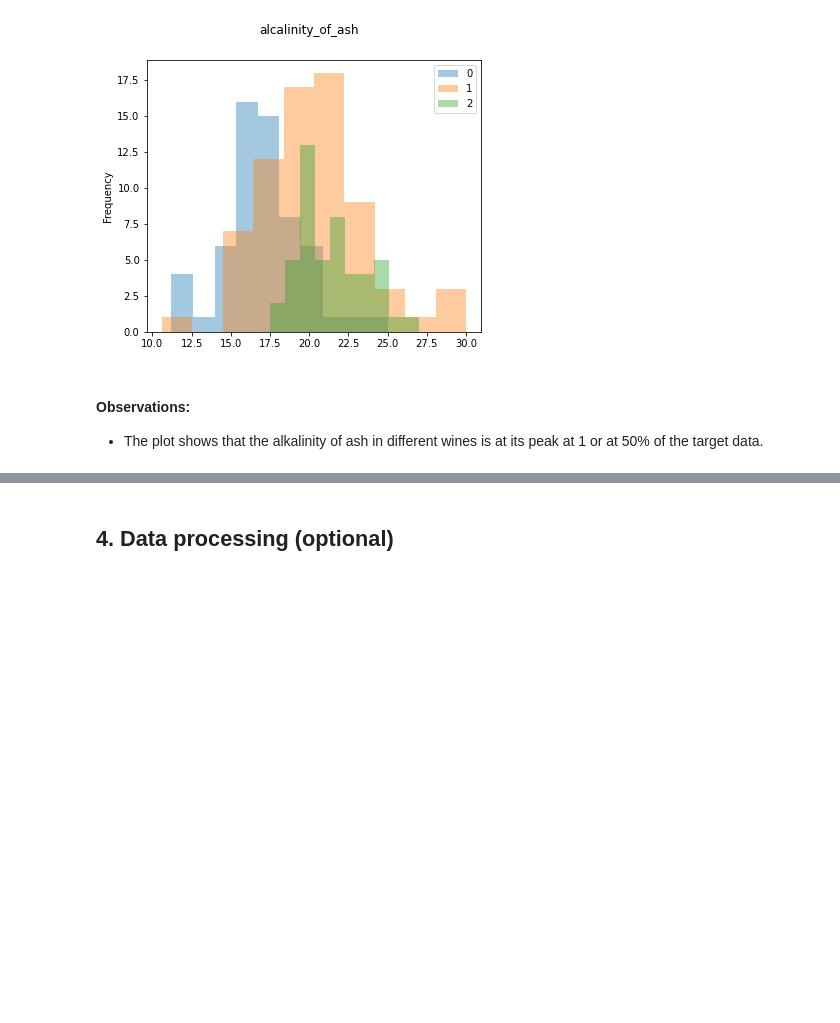
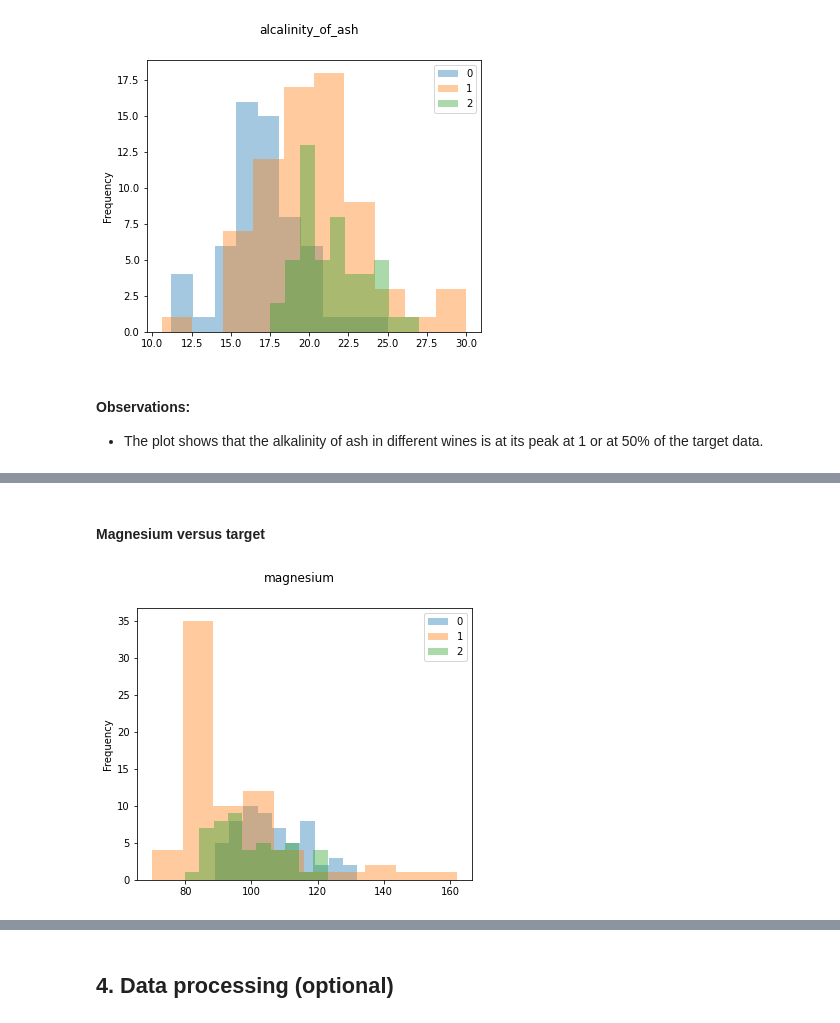
Before and after one commit to Joycelam082/CIS-3200-Final-Project, a Jupyter notebook: Data_mining_project-template.ipynb, the cells around one changed output, grey strips where cells are left out. Saved outputs shown, nothing was run; the diff lists cells and outputs as text; code cells hidden in the pictures; blank space fills up the shorter version.

```diff
--- a/Data_mining_project-template.ipynb
+++ b/Data_mining_project-template.ipynb
@@ -174,0 +207,6 @@ plot_class_attribute_dist(df, 'target', 'od280/od315_of_diluted_wines')
+# %% [markdown]
+#### Magnesium versus target
+# %%
+plot_class_attribute_dist(df, 'target', 'magnesium')
+# %% [output]
+[figure, added]
```
Also changed, not shown: parts of 38 cells of this notebook.
